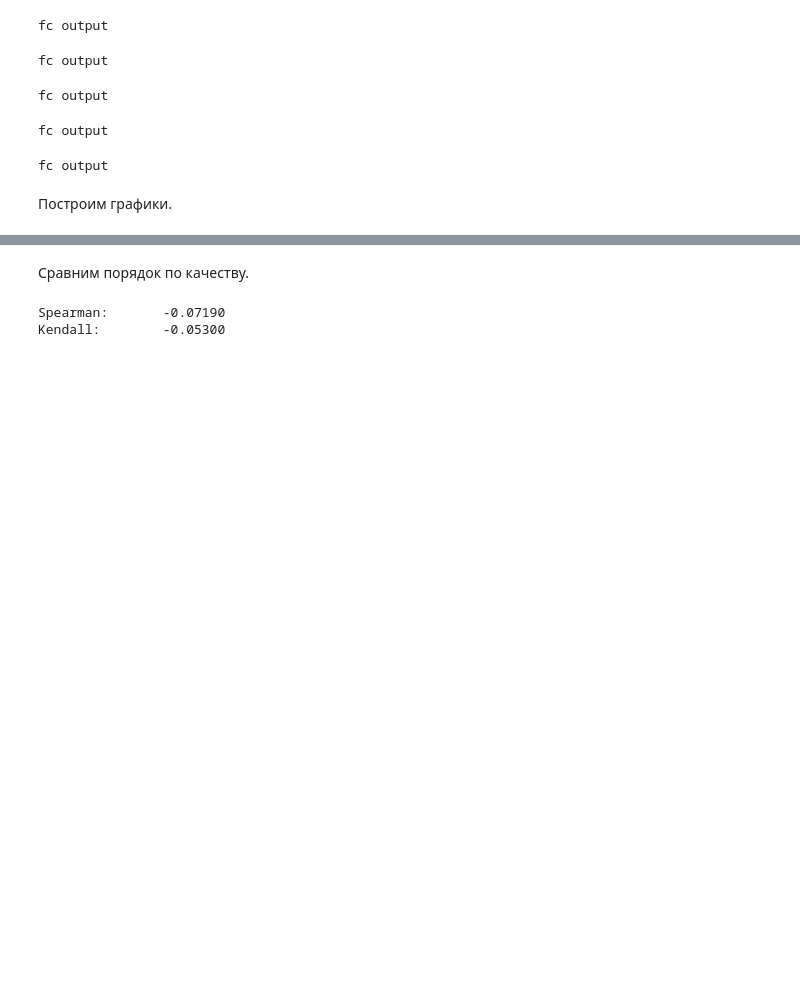
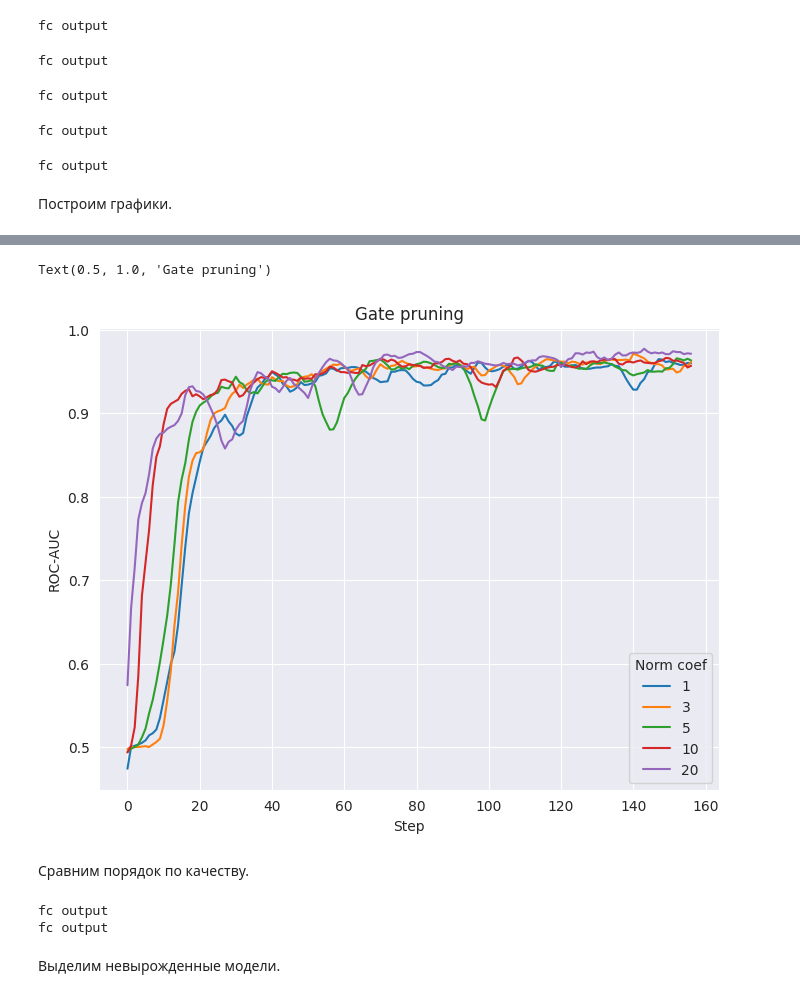
Before and after one commit to intsystems/Zero-shot-structural-pruning, a Jupyter notebook: src/pruning-simple-experiment.ipynb, the cells around one changed output, grey strips where cells are left out. Saved outputs shown, nothing was run; the diff lists cells and outputs as text; code cells hidden in the pictures; blank space fills up the shorter version.

```diff
--- a/src/pruning-simple-experiment.ipynb
+++ b/src/pruning-simple-experiment.ipynb
@@ -411,0 +556,10 @@ Text(0, 0.5, 'ROC-AUC')
+# %%
+history = []
+
+# Gate pruning
+norm_coef_grid = [1, 3, 5, 10, 20]
+for norm_coef in tqdm(norm_coef_grid, desc='norm_coef'):
+    pruned_model, _, _ = magnitude_structural_prune_resnet(model, use_scores=True, norm_coef=norm_coef)
+    history.append(
+        train_loop(pruned_model, trainloader, testloader)
+    )
@@ -412,12 +572,19 @@ Text(0, 0.5, 'ROC-AUC')
+# %%
+plt.figure(figsize=(8, 6))
+
+for norm_coef, metric in zip(norm_coef_grid, history):
+    plt.plot(metric, label=norm_coef)
+
+plt.legend(title='Norm coef')
+plt.xlabel('Step')
+plt.ylabel('ROC-AUC')
+plt.title('Gate pruning')
+# %% [output]
+Text(0.5, 1.0, 'Gate pruning')
+[figure, added]
 # %% [markdown]
 Сравним порядок по качеству.
 # %%
-# Some variables
-num_samples = 1000
-num_layers = len(conv_names)
-qualities = []  # real quality after removing layer
-pruning_scores = []  # importance from pruning algo
-
 # Train full model and prepare for prune
 full_model = copy.deepcopy(model)
 train_loop(full_model, trainloader, testloader)
@@ -427,27 +594,28 @@ make_gamma_hooks(full_model, traced_graph, lambda: SigmoidGamma(100.0))
 # Prune and train model
 pruned_model, conv_names, importance_scores = magnitude_structural_prune_resnet(model)
 train_loop(pruned_model, trainloader, testloader)
+# %% [output]
+fc output
+fc output
 # %%
+# Some variables
+num_samples = 1000
+num_layers = len(conv_names)
+qualities = []  # real quality after removing layer
+pruning_scores = []  # importance from pruning algo
+
 for _ in tqdm(range(num_samples), desc='sample'):
-    mask = list(np.random.randint(0, 2, size=num_layers, dtype=bool))  # random mask
+    scores = list(np.random.binomial(n=1, p=0.3, size=num_layers).astype(bool))  # random mask
 
-    random_pruned_model = prune_layers_by_mask(full_model, mask, conv_names)  # randomly prune layers
+    random_pruned_model = prune_layers_by_mask(full_model, scores, conv_names)  # randomly prune layers
     random_pruned_metric = test_loop(random_pruned_model, testloader)  # calculate quality
 
-    magnitude_pruned_importance = importance_scores[mask].sum()  # score from pruning algo
+    magnitude_pruned_importance = (-importance_scores[scores]).mean()  # score from pruning algo
 
     qualities.append(random_pruned_metric)
     pruning_scores.append(magnitude_pruned_importance)
 
 qualities = np.array(qualities)
 pruning_scores = np.array(pruning_scores)
-
-# Correlations
-spearman_corr, _ = spearmanr(pruning_scores, qualities)
-kendall_corr, _ = kendalltau(pruning_scores, qualities)
-
-print(f"Spearman:\t{spearman_corr:.5f}")
-print(f"Kendall:\t{kendall_corr:.5f}")
-# %% [output]
-Spearman:       -0.07190
-Kendall:        -0.05300
+# %% [markdown]
+Выделим невырожденные модели.
```
Also changed, not shown: parts of 34 cells of this notebook, 5 other files.
